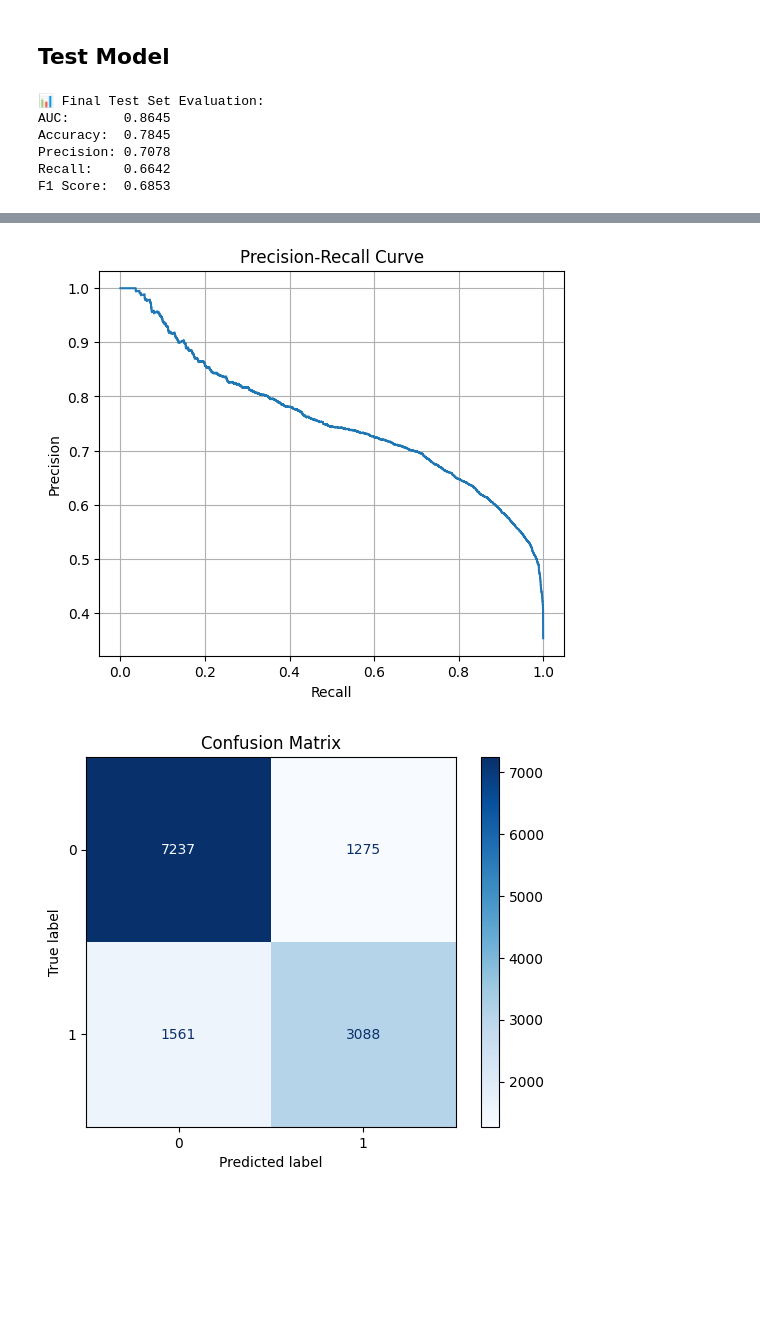
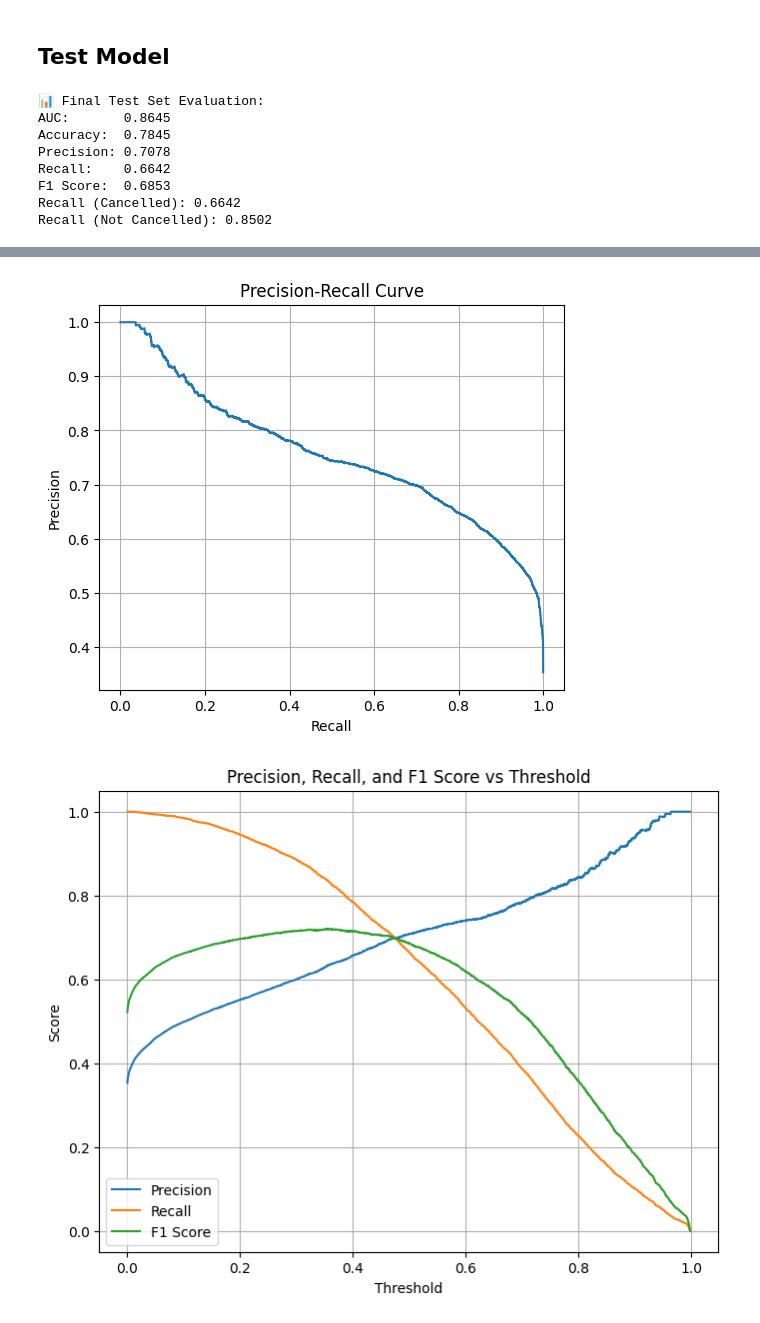
Before and after one commit to pakkei1212/SMU_AML_PROJ, a Jupyter notebook: Hotel_Bookings_NN.ipynb, the cells around one changed output, grey strips where cells are left out. Drawn from its saved outputs; the diff is of its cells as text; code cells hidden in the pictures; blank space fills up the shorter version.

```diff
--- a/Hotel_Bookings_NN.ipynb
+++ b/Hotel_Bookings_NN.ipynb
@@ -294,0 +276,18 @@ total_of_special_requests         0.079548
+# %%
+# load the best model
+checkpoint = torch.load("best_nn_model_full.pth")
+final_model = CancellationNet(X_train_tensor.shape[1], checkpoint['model_hyperparams']['hidden_dim'], checkpoint['model_hyperparams']['dropout'])
+final_model.load_state_dict(checkpoint['model_state_dict'])
+final_model.to(device)
+
+# Get top 5 feature importances using SHAP
+top_features_df = get_top_feature_importances(
+    model=final_model,
+    feature_names=X_train_val.columns.tolist(),
+    X_background=X_train_val.values[:100],   # scaled NumPy array
+    X_explain=X_test[:50],            # scaled NumPy array
+    top_n=5
+)
+
+print("\n🔍 Top 5 Most Important Features (SHAP):")
+print(top_features_df.to_string(index=False))
@@ -315,6 +322,13 @@ print(f"Accuracy:  {acc:.4f}")
 print(f"Precision: {prec:.4f}")
 print(f"Recall:    {rec:.4f}")
 print(f"F1 Score:  {f1:.4f}")
+
+# print recall for cancelled and not cancelled
+recall_cancelled = recall_score(y_true, test_binary, pos_label=1)
+recall_not_cancelled = recall_score(y_true, test_binary, pos_label=0)
+
+print(f"Recall (Cancelled): {recall_cancelled:.4f}")
+print(f"Recall (Not Cancelled): {recall_not_cancelled:.4f}")
 # %% [output]
 📊 Final Test Set Evaluation:
 AUC:       0.8645
@@ -322,6 +336,8 @@ Accuracy:  0.7845
 Precision: 0.7078
 Recall:    0.6642
 F1 Score:  0.6853
+Recall (Cancelled): 0.6642
+Recall (Not Cancelled): 0.8502
 # %%
 import matplotlib.pyplot as plt
 from sklearn.metrics import roc_curve, precision_recall_curve, confusion_matrix, ConfusionMatrixDisplay
@@ -329,32 +345,51 @@ from sklearn.metrics import roc_curve, precision_recall_curve, confusion_matrix,
 # --- Plot ROC Curve ---
 fpr, tpr, _ = roc_curve(y_true, test_preds)
 plt.figure(figsize=(6, 5))
 plt.plot(fpr, tpr, label=f'AUC = {test_auc:.4f}')
 plt.plot([0, 1], [0, 1], 'k--', label='Random guess')
 plt.xlabel('False Positive Rate')
 plt.ylabel('True Positive Rate')
 plt.title('ROC Curve')
 plt.legend(loc='lower right')
 plt.grid(True)
 plt.show()
 
-# --- Plot Precision-Recall Curve ---
+# --- Plot Precision-Recall Curve with threshold---
 precision, recall, _ = precision_recall_curve(y_true, test_preds)
 plt.figure(figsize=(6, 5))
 plt.plot(recall, precision, label='Precision-Recall curve')
 plt.xlabel('Recall')
 plt.ylabel('Precision')
 plt.title('Precision-Recall Curve')
 plt.grid(True)
 plt.show()
 
+
+# Plot F1, Precision, and Recall vs Threshold
+precision, recall, thresholds = precision_recall_curve(y_true, test_preds)
+
+# Compute F1 score for each threshold
+f1_scores = 2 * (precision[:-1] * recall[:-1]) / (precision[:-1] + recall[:-1] + 1e-8)  # Avoid division by zero
+
+# Plot F1, Precision, and Recall vs Threshold
+plt.figure(figsize=(8, 6))
+plt.plot(thresholds, precision[:-1], label='Precision')
+plt.plot(thresholds, recall[:-1], label='Recall')
+plt.plot(thresholds, f1_scores, label='F1 Score')
+plt.xlabel('Threshold')
+plt.ylabel('Score')
+plt.title('Precision, Recall, and F1 Score vs Threshold')
+plt.legend()
+plt.grid(True)
+plt.show()
+
 # --- Plot Confusion Matrix ---
 cm = confusion_matrix(y_true, test_binary)
 disp = ConfusionMatrixDisplay(confusion_matrix=cm)
 disp.plot(cmap=plt.cm.Blues)
 plt.title('Confusion Matrix')
 plt.show()
 # %% [output]
 [figure]
 [figure]
-[figure, old version]
+[figure, new version]
```
Also changed, not shown: parts of 3 cells of this notebook.
